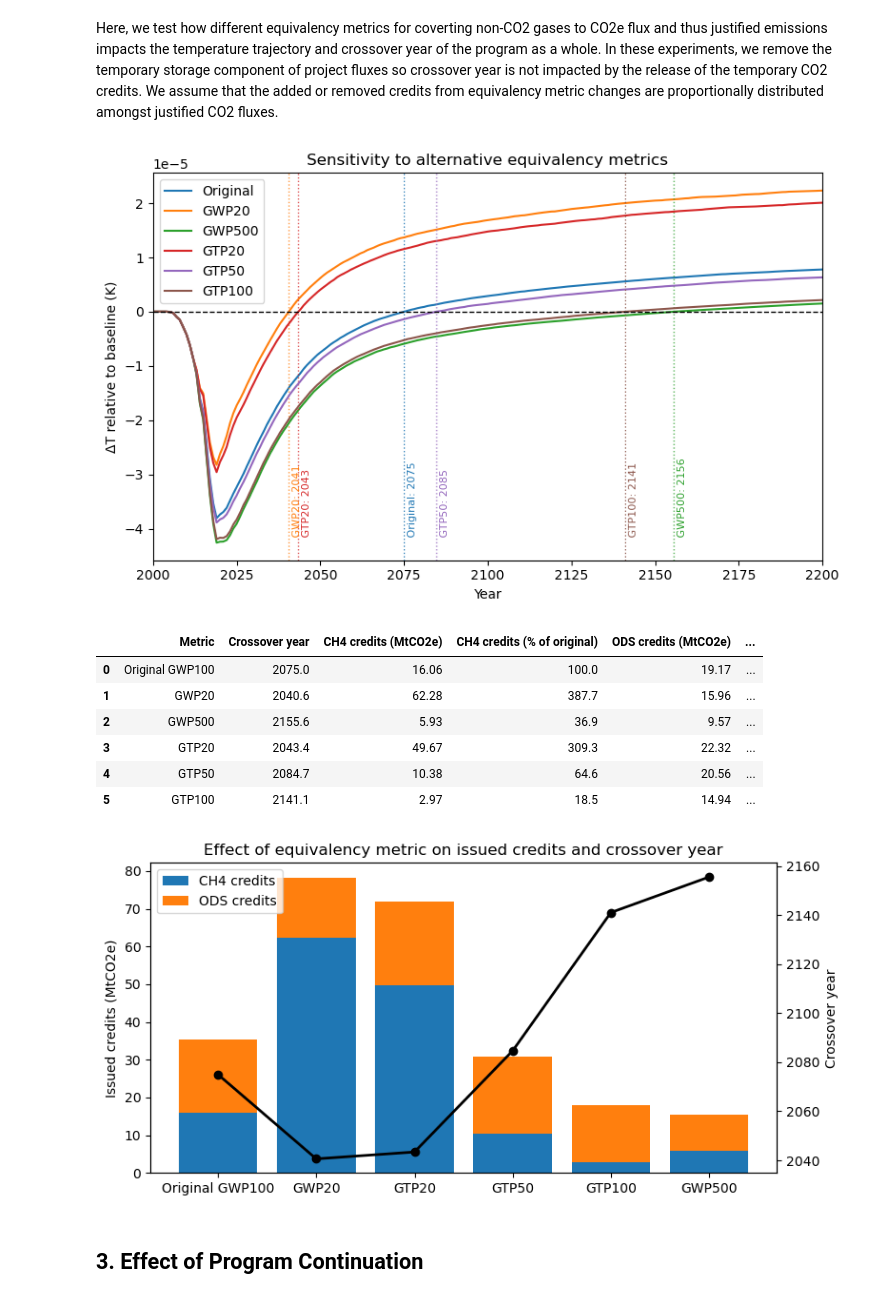
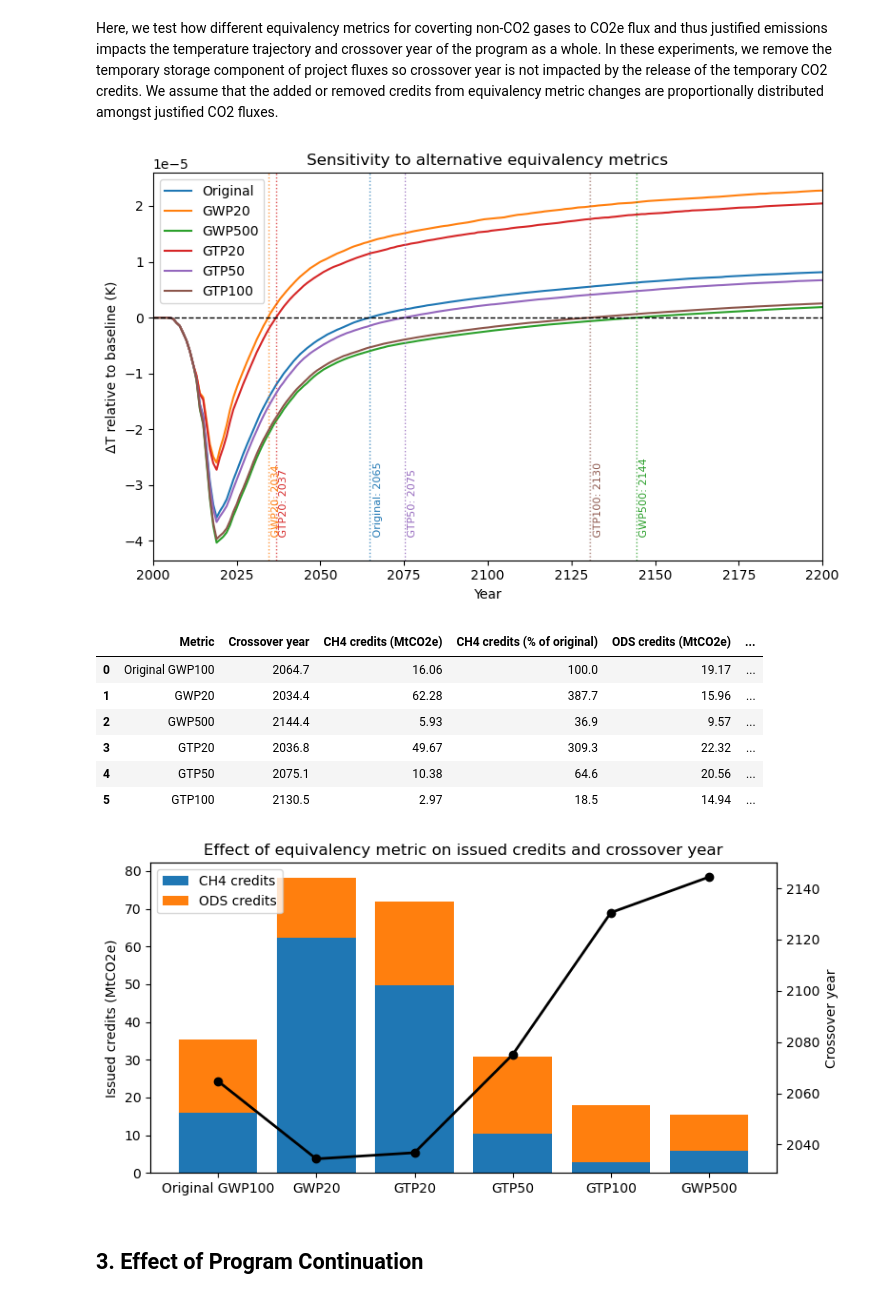
Before and after one commit to carbonplan/slcp-offsetting, a Jupyter notebook: notebooks/02a_ca_analysis_SpecificODS.ipynb, the cells around one changed output. Drawn from its saved outputs; the diff is of its cells as text; code cells hidden in the pictures.

```diff
--- a/notebooks/02a_ca_analysis_SpecificODS.ipynb
+++ b/notebooks/02a_ca_analysis_SpecificODS.ipynb
@@ -45,6 +45,10 @@ FAIR_PARAMS_FILE = "../timeseries-data/input-data/fair/calibrated_constrained_pa
 FAIR_SPECIES_CONFIG_FILE = "../timeseries-data/input-data/fair/species_configs_properties_calibration1.4.1.csv"
 BASELINE_SCENARIO = "ssp126" #Used in Hughes et al., 2026
 OLD_BASELINE_SCENARIO = "ssp245"
+
+# Add lifetime and emissions scaling
+CH4_BASE_LIFETIME_YR = 9.0
+CH4_EMISSIONS_SCALE = 1.20
 
 ODS_COLUMN_TO_SPECIES = {"cfc-11_flux": "CFC-11", "cfc-12_flux": "CFC-12", "cfc-113_flux": "CFC-113", "cfc-114_flux": "CFC-114", "cfc-115_flux": "CFC-115"}
 ODS_SPECIES = list(ODS_COLUMN_TO_SPECIES.values())
@@ -800,9 +809,9 @@ def run_program_fair(df_p, df_e_run, configs=None):
     f_run.override_defaults(FAIR_PARAMS_FILE)
 
     # v1.4.0 methane lifetime treatment, matching primary analysis
-    fill(f_run.species_configs["unperturbed_lifetime"], ch4_v140["base"], specie="CH4")
+    fill(f_run.species_configs["unperturbed_lifetime"], CH4_BASE_LIFETIME_YR, specie="CH4")
     fill(f_run.species_configs["lifetime_temperature_sensitivity"], ch4_v140["temp"])
-    fill(f_run.species_configs["ch4_lifetime_chemical_sensitivity"], ch4_v140["CH4"], specie="CH4")
+    # fill(f_run.species_configs["ch4_lifetime_chemical_sensitivity"], ch4_v140["CH4"], specie="CH4") # Hughes et al., doesn't use this.
     fill(f_run.species_configs["ch4_lifetime_chemical_sensitivity"], ch4_v140["N2O"], specie="N2O")
     fill(f_run.species_configs["ch4_lifetime_chemical_sensitivity"], ch4_v140["HC"], specie="Equivalent effective stratospheric chlorine")
     fill(f_run.species_configs["ch4_lifetime_chemical_sensitivity"], ch4_v140["NOx"], specie="NOx")
@@ -892,34 +901,34 @@ def find_crossover_year(years, temp):
     if len(idx) == 0:
         return np.nan
     i = idx[0]
 
     # linearly interpolate between the two surrounding points
     x0, x1 = years[i], years[i + 1]
     y0, y1 = temp[i], temp[i + 1]
     return x0 + (0 - y0) * (x1 - x0) / (y1 - y0)
 
 #  ---  plot temperature trajectories with crossover years  ---
 plt.figure(figsize=(8, 5))
 ax = plt.gca()
 
 for label, temp in temp_results.items():
     line, = ax.plot(years_sens, temp, label=label)
     color = line.get_color()
     crossover_year = find_crossover_year(years_sens, temp)
     if not np.isnan(crossover_year):
         ax.axvline(crossover_year, linestyle=":", linewidth=1, color=color, alpha=0.8)
         ax.text(crossover_year+1, 0.05, f" {label}: {crossover_year:.0f}", color=color, rotation=90, va="bottom", ha="left", fontsize=8, transform=ax.get_xaxis_transform())
 
 ax.axhline(0, linestyle="--", linewidth=1, color="k")
 ax.set_xlim(2000, 2200)
 ax.set_xlabel("Year")
 ax.set_ylabel("ΔT relative to baseline (K)")
 ax.set_title("Sensitivity to alternative equivalency metrics")
 ax.legend()
 plt.tight_layout()
 plt.show()
 # %% [output]
-[figure, old version]
+[figure, new version]
 # %%
 # ---- summarize equivalency metric results ----
 
@@ -1001,13 +1010,13 @@ plt.tight_layout()
 plt.show()
 # %% [output]
 |  | Metric | Crossover year | CH4 credits (MtCO2e) | CH4 credits (% of original) | ODS credits (MtCO2e) | ... |
-| 0 | Original GWP100 | 2075.0 | 16.06 | 100.0 | 19.17 | ... |
-| 1 | GWP20 | 2040.6 | 62.28 | 387.7 | 15.96 | ... |
-| 2 | GWP500 | 2155.6 | 5.93 | 36.9 | 9.57 | ... |
-| 3 | GTP20 | 2043.4 | 49.67 | 309.3 | 22.32 | ... |
-| 4 | GTP50 | 2084.7 | 10.38 | 64.6 | 20.56 | ... |
-| 5 | GTP100 | 2141.1 | 2.97 | 18.5 | 14.94 | ... |
+| 0 | Original GWP100 | 2064.7 | 16.06 | 100.0 | 19.17 | ... |
+| 1 | GWP20 | 2034.4 | 62.28 | 387.7 | 15.96 | ... |
+| 2 | GWP500 | 2144.4 | 5.93 | 36.9 | 9.57 | ... |
+| 3 | GTP20 | 2036.8 | 49.67 | 309.3 | 22.32 | ... |
+| 4 | GTP50 | 2075.1 | 10.38 | 64.6 | 20.56 | ... |
+| 5 | GTP100 | 2130.5 | 2.97 | 18.5 | 14.94 | ... |
-[figure, old version]
+[figure, new version]
 # %% [markdown]
 ## 3. Effect of Program Continuation
 # %% [markdown]
```
Also changed, not shown: parts of 9 cells of this notebook, 4 other files.
